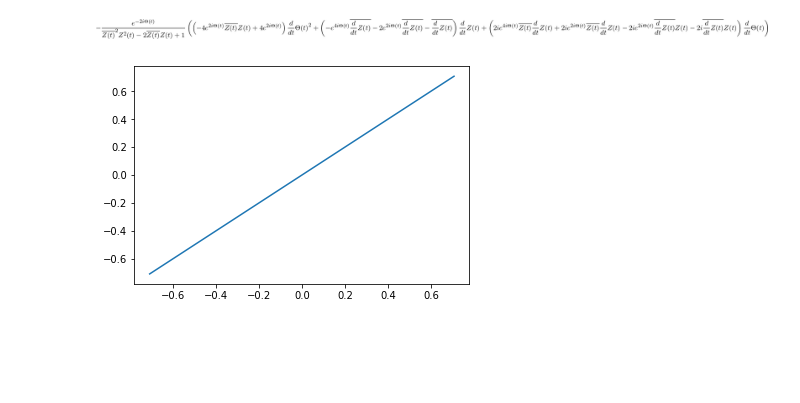
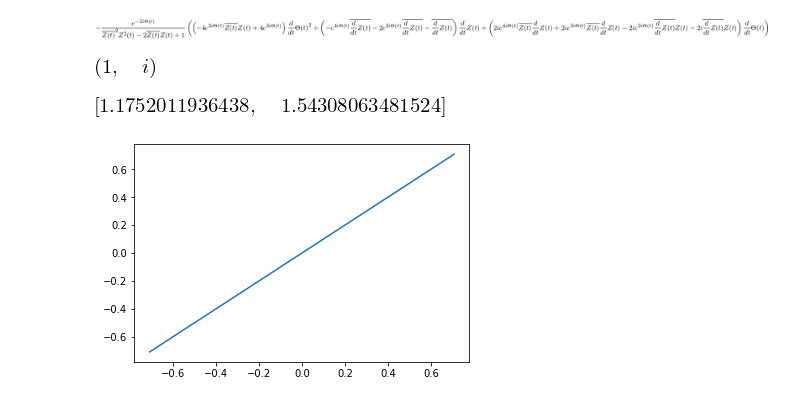
Before and after one commit to iiqof/python-toys, a Jupyter notebook: SU(1,1)/SU(1,1) tries.ipynb, the cells around one changed output. Drawn from its saved outputs; the diff is of its cells as text; code cells hidden in the pictures; blank space fills up the shorter version.

```diff
--- a/SU(1,1)/SU(1,1) tries.ipynb
+++ b/SU(1,1)/SU(1,1) tries.ipynb
@@ -62,6 +66,16 @@ G = -simplify(det((g(Theta(t),Z(t))*g(Theta(t),Z(t))).diff(t)))
 collect(G, [Theta(t),Z(t)])
 # %% [output]
 [figure]
+# %%
+x = 0
+A = Matrix([[cosh(x),I*sin(x)],[-I*sinh(x),cosh(x)]])
+simplify(det(A)),simplify(Action(A, I))
+# %% [output]
+[figure, added]
+# %%
+simplify([sinh(1).n(), cosh(1).n()])
+# %% [output]
+[figure, added]
 # %%
 line = np.linspace(-1,1,124,endpoint=True)
 line45 = np.array([Action(R(pi.n()/4),zi) for zi in line])
```
Also changed, not shown: parts of 4 cells of this notebook.
